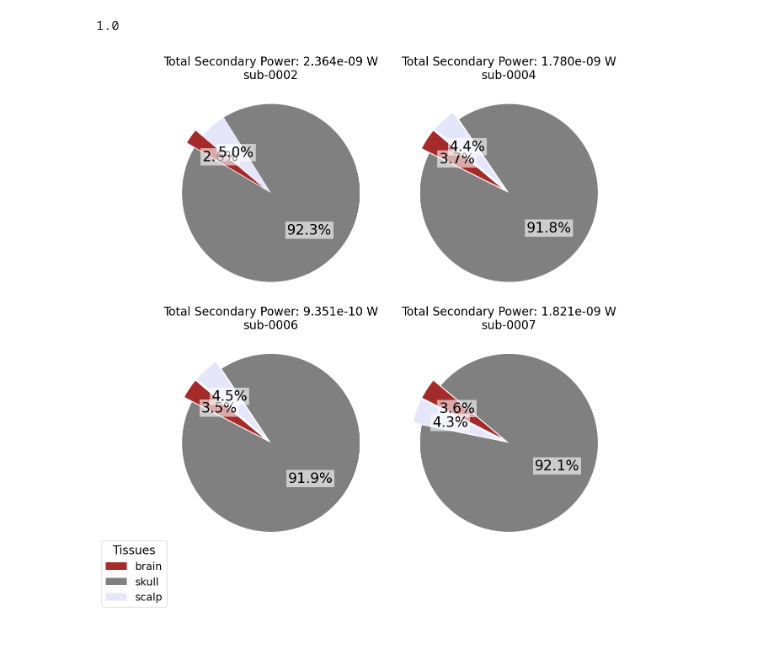
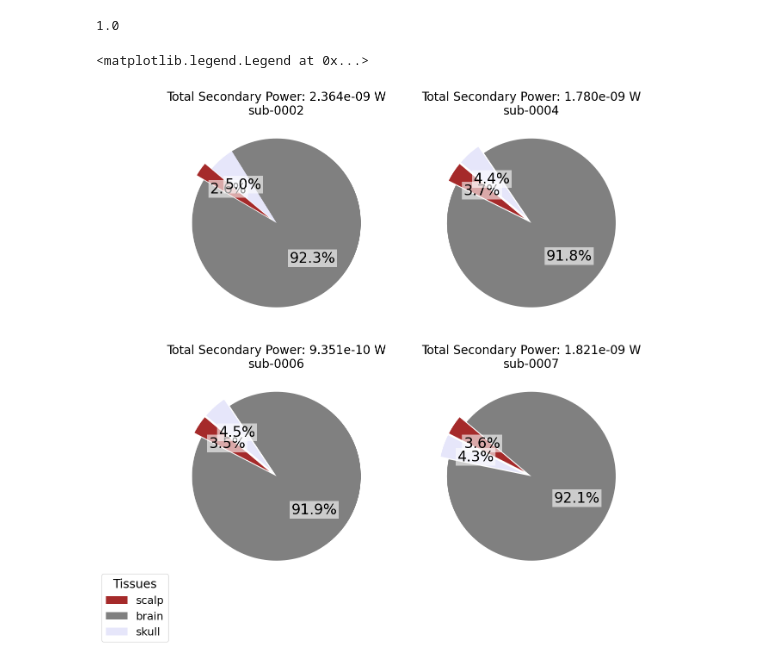
Before and after one commit to vik16nathan/meg_power, a Jupyter notebook: supp/SecondaryCurrentsV3.ipynb, the cells around one changed output. Saved outputs shown, nothing was run; the diff lists cells and outputs as text; code cells hidden in the pictures.

```diff
--- a/supp/SecondaryCurrentsV3.ipynb
+++ b/supp/SecondaryCurrentsV3.ipynb
@@ -577,50 +577,61 @@ def power_tissue_pie_chart(ax, variable, indices, data_points, hm_dict, color_ma
     )
 
     # Set a larger font size for the percentage numbers
     for autotext in autotexts:
         autotext.set_fontsize(24)
         autotext.set_bbox(dict(facecolor='white', edgecolor='none', alpha=0.6, pad=3))
 
     # Set the title for the pie chart
     ax.set_title(variable, fontsize=30, loc='center', pad=10)
 
 # Create a figure for the pie charts
+sub_powers = [sub0002_powers, sub0004_powers, sub0006_powers, sub0007_powers]
+sub_currents = [sub0002_currents, sub0004_currents, sub0006_currents, sub0007_currents]
+sub_names = ['sub-0002', 'sub-0004', 'sub-0006', 'sub-0007']
+sub_vcs = [sub0002_st_vc, sub0004_st_vc, sub0006_st_vc, sub0007_st_vc]
 fig, axs = plt.subplots(2, 2, figsize=(14, 14))  # Adjusted figure size to condense the plot
 axs = axs.flatten()  # Flatten the array for easy indexing
 
 # Create a variable to store the legend labels and handles
 legend_labels = []
 legend_wedges = []
 
 # Loop through each subject and create pie charts
 for i in range(4):
     # Calculate total values for titles
     total_power = np.sum(sub_powers[i])  # Total power in W
     total_current = np.sum(sub_currents[i])  # Total current in A.m
     subject_name = sub_names[i]  # Get the subject name
 
-    # Plot Secondary Currents
-    #power_tissue_pie_chart(axs[i], 'Secondary Currents', sub_vcs[i]['labels'], sub_currents[i],
-    #                       tl_hm_dict, tl_color)
-    #axs[i].set_title(f'Total Secondary Current: {total_current:.3e} A.m\n{subject_name}', fontsize=22, loc='center', pad=5)
+    # Plot Secondary Power Dissipation
+    power_tissue_pie_chart(
+        axs[i],
+        'Secondary Power Dissipation',
+        sub_vcs[i]['labels'],
+        sub_powers[i],
+        tl_hm_dict,
+        tl_color
+    )
+    axs[i].set_title(
+        f'Total Secondary Power: {total_power:.3e} W\n{subject_name}',
+        fontsize=20, loc='center', pad=5
+    )
 
-    # Plot Secondary Power Dissipation
-    power_tissue_pie_chart(axs[i], 'Secondary Power Dissipation', sub_vcs[i]['labels'], sub_powers[i],
-                           tl_hm_dict, tl_color)
-    axs[i].set_title(f'Total Secondary Power: {total_power:.3e} W\n{subject_name}', fontsize=20, loc='center', pad=5)
-
-    # Collect the legend data from the first subplot
+    # Collect legend data from the *first* subplot
     if i == 0:
-        for wedge in axs[i].patches:
-            legend_wedges.append(wedge)
-        legend_labels = list(tl_hm_dict.values())
+        # Grab wedges + labels directly from the pie chart
+        legend_wedges = axs[i].patches
+        # filters out % autopct texts, keeps only slice labels if present
 
 # Add the legend only once in the bottom left corner
-fig.legend(legend_wedges, legend_labels, title="Tissues", loc='lower left', fontsize=18, title_fontsize=20)
-
-# Adjust layout to prevent overlap
-plt.tight_layout()
-plt.subplots_adjust(bottom=0.1, left=0.1, right=0.9, top=0.9)  # Adjust the layout further to condense the plot
-plt.show()
+fig.legend(
+    legend_wedges,
+    ["scalp", "brain", "skull"],
+    title="Tissues",
+    loc='lower left',
+    fontsize=18,
+    title_fontsize=20
+)
 # %% [output]
+<matplotlib.legend.Legend at 0x...>
-[figure, old version]
+[figure, new version]
```
Also changed, not shown: parts of 1 cell of this notebook.
